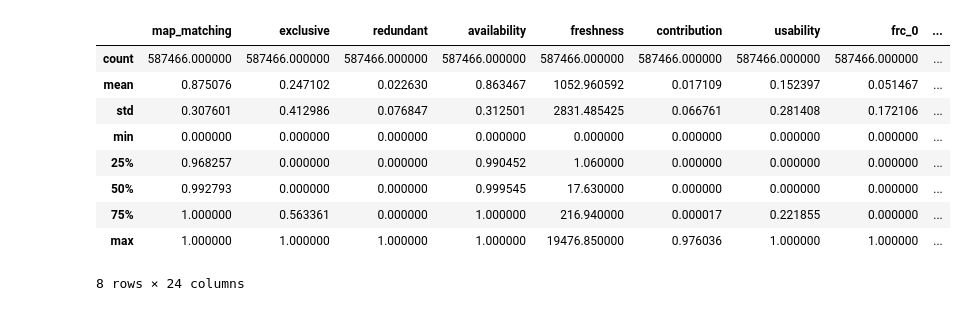
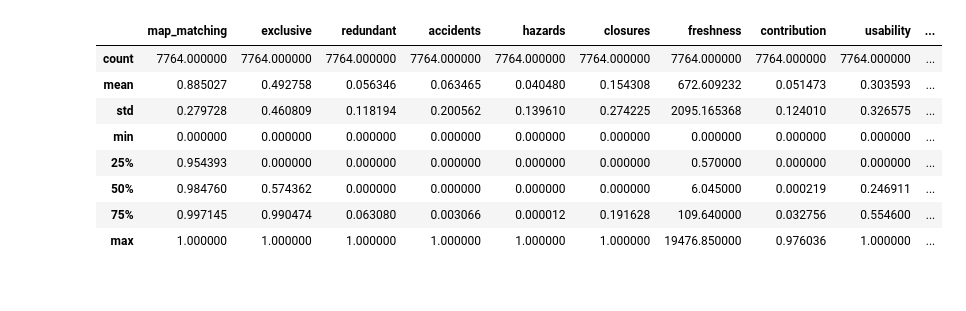
Before and after one commit to ArjanFaber-TomTom/Provider_Classification_System_Development, a Jupyter notebook: Providers_Classification.ipynb, the cells around one changed output. Cells and saved outputs as stored; diff of their text form; code cells hidden in the pictures.

```diff
--- a/Providers_Classification.ipynb
+++ b/Providers_Classification.ipynb
@@ -12,8 +12,8 @@ data_path = "./Data_Providers/"
 df_providers_class_content = pd.read_csv(data_path + 'content_overview_new_202509.csv')
 df_providers_class_service = pd.read_csv(data_path + 'service_overview_new_202509.csv')
 # %%
-df_providers_class_content = df_providers_class_content.dropna()
-df_providers_class_service = df_providers_class_service.dropna()
+df_providers_class_content = df_providers_class_content[df_providers_class_content.columns[0:-1]].dropna()
+df_providers_class_service = df_providers_class_service[df_providers_class_service.columns[0:-1]].dropna()
 # %%
 print(df_providers_class_content.describe()), print(df_providers_class_service.describe())
 # %% [output]
@@ -37,0 +74,30 @@ max               1.000000
+# %%
+df_new = pd.DataFrame()
+
+row = []
+
+for i in range(len(df_providers_class_service)):
+    for j in range(len(df_providers_class_content)):
+        if df_providers_class_content["instance"][j][0:-1] in df_providers_class_service.loc[i, "server"] and df_providers_class_content["feed"][j] == df_providers_class_service["feed"][i] and df_providers_class_content["date"][j] == df_providers_class_service["date"][i]:
+
+            # build row
+            row = {
+                "feed": df_providers_class_service.loc[i, "feed"],
+                "server": df_providers_class_service.loc[i, "server"],
+                "map_matching": df_providers_class_content.loc[j, "map_matching"],
+                "exclusive": df_providers_class_content.loc[j, "exclusive"],
+                "redundant": df_providers_class_content.loc[j, "redundant"],
+                "accidents": df_providers_class_service.loc[i, "accidents"],
+                "hazards": df_providers_class_service.loc[i, "hazards"],
+                "closures": df_providers_class_service.loc[i, "closures"],
+                "freshness": df_providers_class_service.loc[i, "freshness"],
+                "contribution": df_providers_class_service.loc[i, "contribution"],
+                "usability": df_providers_class_service.loc[i, "usability"],
+                "availability": df_providers_class_service.loc[i, "availability"],
+
+            }
+            row = pd.DataFrame([row])
+            # append row to dataframe
+            df_new = pd.concat([df_new, row])
+
+    print("cycle i:", i, " out of ", len(df_providers_class_service))
@@ -38,19 +138,13 @@ max               1.000000
 # %%
-merged_df = pd.merge(
-    df_providers_class_content,
-    df_providers_class_service,
-    on='feed',
-    how='inner'
-)
+merged_df = df_new
 merged_df.describe()
 # %% [output]
-|  | map_matching | exclusive | redundant | availability | freshness | contribution | usability | frc_0 | ... |
-| count | 587466.000000 | 587466.000000 | 587466.000000 | 587466.000000 | 587466.000000 | 587466.000000 | 587466.000000 | 587466.000000 | ... |
-| mean | 0.875076 | 0.247102 | 0.022630 | 0.863467 | 1052.960592 | 0.017109 | 0.152397 | 0.051467 | ... |
-| std | 0.307601 | 0.412986 | 0.076847 | 0.312501 | 2831.485425 | 0.066761 | 0.281408 | 0.172106 | ... |
-| min | 0.000000 | 0.000000 | 0.000000 | 0.000000 | 0.000000 | 0.000000 | 0.000000 | 0.000000 | ... |
-| 25% | 0.968257 | 0.000000 | 0.000000 | 0.990452 | 1.060000 | 0.000000 | 0.000000 | 0.000000 | ... |
-| 50% | 0.992793 | 0.000000 | 0.000000 | 0.999545 | 17.630000 | 0.000000 | 0.000000 | 0.000000 | ... |
-| 75% | 1.000000 | 0.563361 | 0.000000 | 1.000000 | 216.940000 | 0.000017 | 0.221855 | 0.000000 | ... |
-| max | 1.000000 | 1.000000 | 1.000000 | 1.000000 | 19476.850000 | 0.976036 | 1.000000 | 1.000000 | ... |
+|  | map_matching | exclusive | redundant | accidents | hazards | closures | freshness | contribution | usability | ... |
+| count | 7764.000000 | 7764.000000 | 7764.000000 | 7764.000000 | 7764.000000 | 7764.000000 | 7764.000000 | 7764.000000 | 7764.000000 | ... |
+| mean | 0.885027 | 0.492758 | 0.056346 | 0.063465 | 0.040480 | 0.154308 | 672.609232 | 0.051473 | 0.303593 | ... |
+| std | 0.279728 | 0.460809 | 0.118194 | 0.200562 | 0.139610 | 0.274225 | 2095.165368 | 0.124010 | 0.326575 | ... |
+| min | 0.000000 | 0.000000 | 0.000000 | 0.000000 | 0.000000 | 0.000000 | 0.000000 | 0.000000 | 0.000000 | ... |
+| 25% | 0.954393 | 0.000000 | 0.000000 | 0.000000 | 0.000000 | 0.000000 | 0.570000 | 0.000000 | 0.000000 | ... |
+| 50% | 0.984760 | 0.574362 | 0.000000 | 0.000000 | 0.000000 | 0.000000 | 6.045000 | 0.000219 | 0.246911 | ... |
+| 75% | 0.997145 | 0.990474 | 0.063080 | 0.003066 | 0.000012 | 0.191628 | 109.640000 | 0.032756 | 0.554600 | ... |
+| max | 1.000000 | 1.000000 | 1.000000 | 1.000000 | 1.000000 | 1.000000 | 19476.850000 | 0.976036 | 1.000000 | ... |
-8 rows × 24 columns
```
Also changed, not shown: parts of 21 cells of this notebook.
